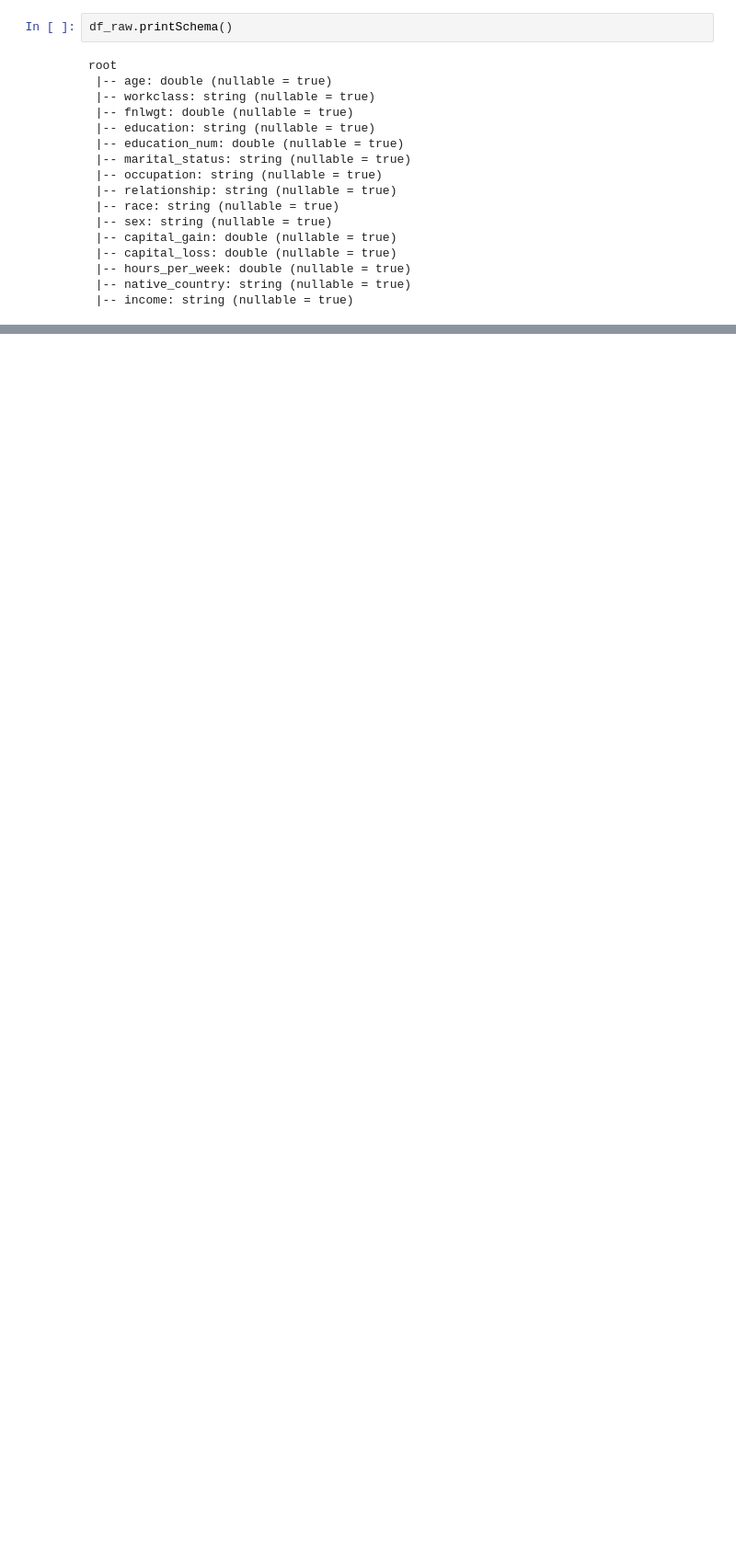
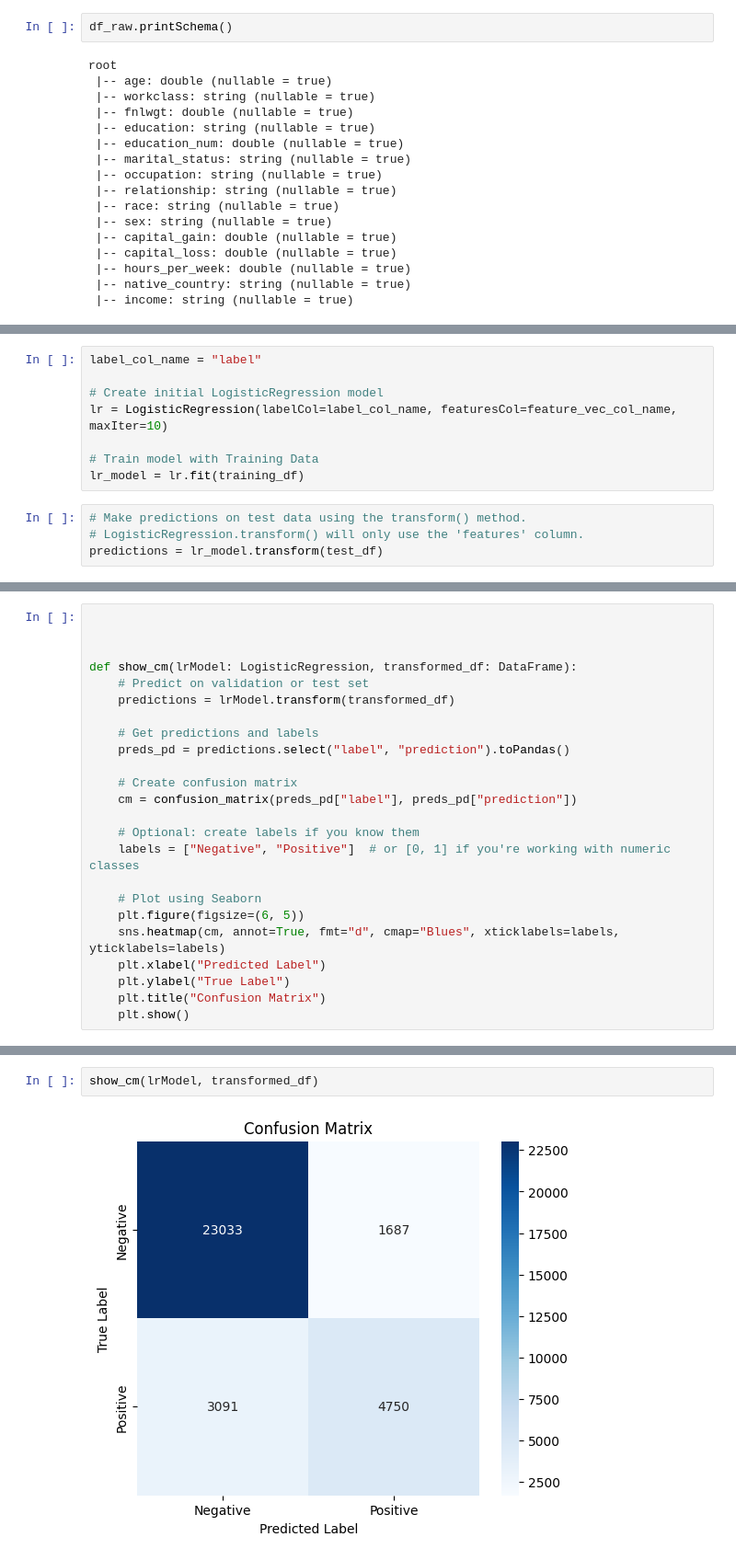
Before and after one commit to CASD-EU/seminar_spark, a Jupyter notebook: notebooks/02.spark_ml.ipynb, the cells around one changed output, grey strips where cells are left out. Shown at 92% size. Cells and saved outputs as stored; diff of their text form; blank space fills up the shorter version.

```diff
--- a/notebooks/02.spark_ml.ipynb
+++ b/notebooks/02.spark_ml.ipynb
@@ -121,0 +230,12 @@ for categoricalCol in categoricalColumns:
+# %%
+label_col_name = "label"
+
+# Create initial LogisticRegression model
+lr = LogisticRegression(labelCol=label_col_name, featuresCol=feature_vec_col_name, maxIter=10)
+
+# Train model with Training Data
+lr_model = lr.fit(training_df)
+# %%
+# Make predictions on test data using the transform() method.
+# LogisticRegression.transform() will only use the 'features' column.
+predictions = lr_model.transform(test_df)
@@ -121,0 +286,24 @@ for categoricalCol in categoricalColumns:
+# %%
+
+
+
+def show_cm(lrModel: LogisticRegression, transformed_df: DataFrame):
+    # Predict on validation or test set
+    predictions = lrModel.transform(transformed_df)
+
+    # Get predictions and labels
+    preds_pd = predictions.select("label", "prediction").toPandas()
+
+    # Create confusion matrix
+    cm = confusion_matrix(preds_pd["label"], preds_pd["prediction"])
+
+    # Optional: create labels if you know them
+    labels = ["Negative", "Positive"]  # or [0, 1] if you're working with numeric classes
+
+    # Plot using Seaborn
+    plt.figure(figsize=(6, 5))
+    sns.heatmap(cm, annot=True, fmt="d", cmap="Blues", xticklabels=labels, yticklabels=labels)
+    plt.xlabel("Predicted Label")
+    plt.ylabel("True Label")
+    plt.title("Confusion Matrix")
+    plt.show()
@@ -121,0 +332,4 @@ for categoricalCol in categoricalColumns:
+# %%
+show_cm(lrModel, transformed_df)
+# %% [output]
+[figure, added]
```
Also changed, not shown: parts of 41 cells of this notebook.
